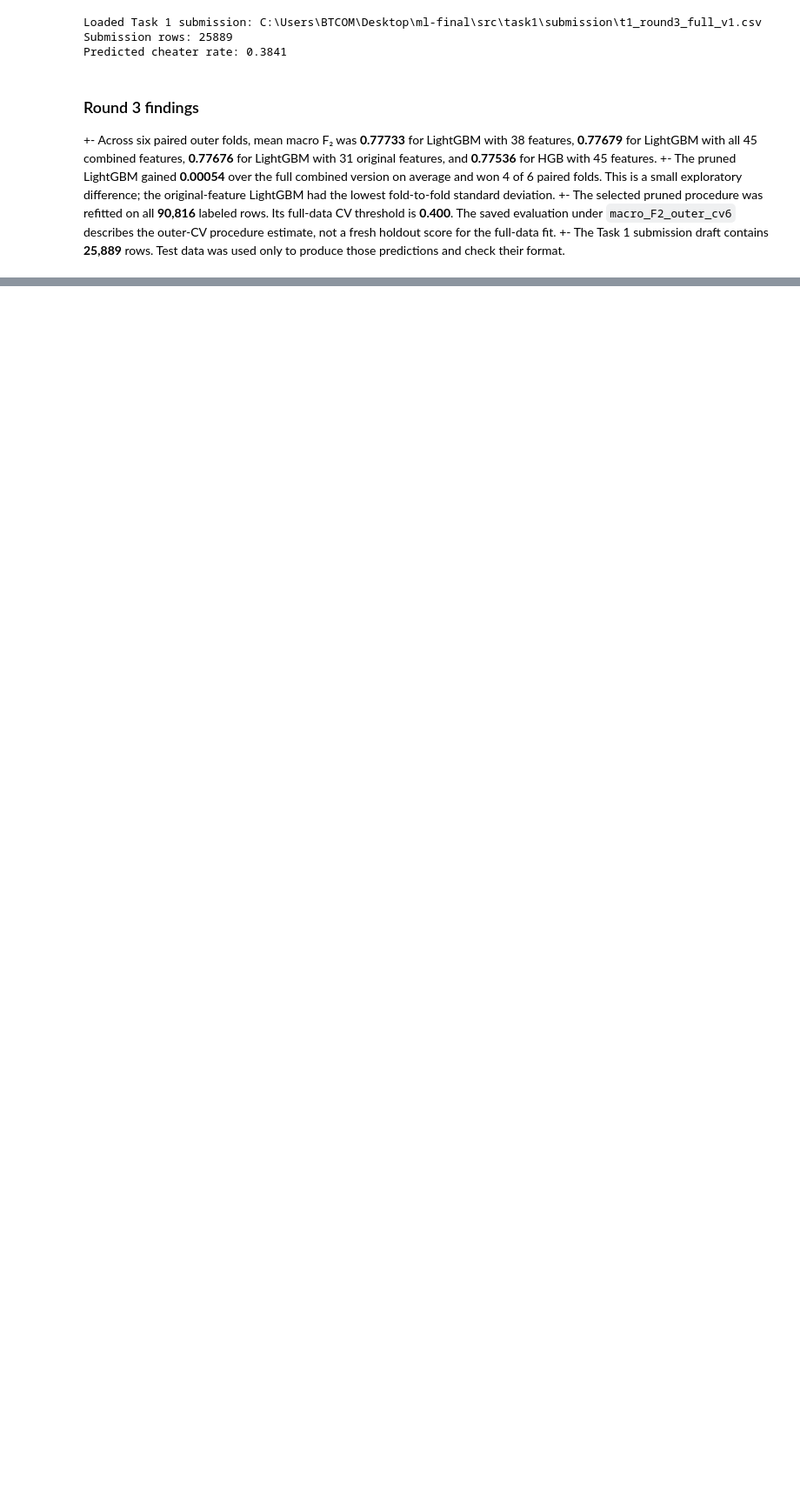
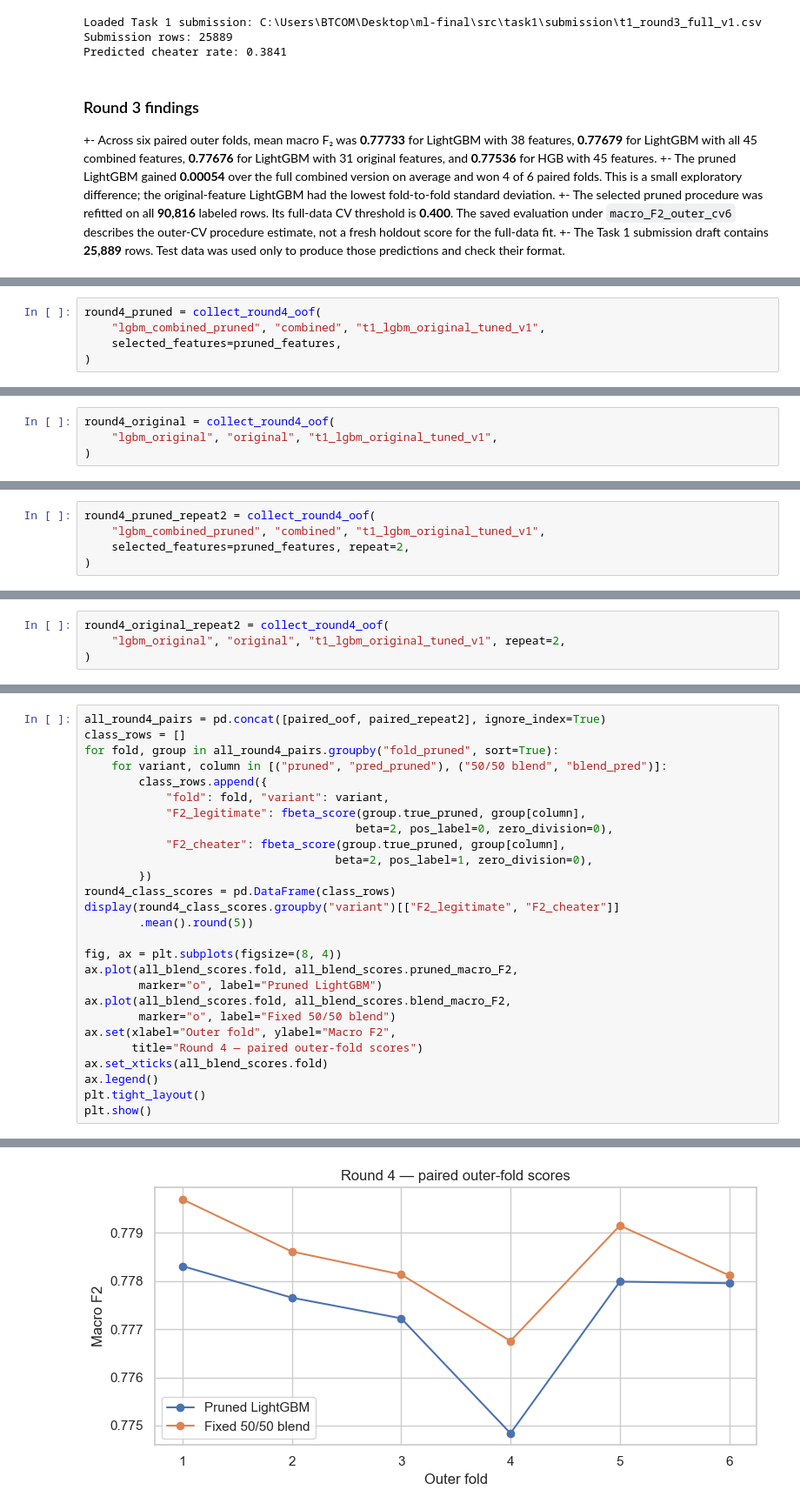
Before and after one commit to jakkarin-promsee/cpe342-ml-kaggle, a Jupyter notebook: src/task1/models/build_model.ipynb, the cells around one changed output, grey strips where cells are left out. Shown at 87% size. Saved outputs shown, nothing was run; the diff lists cells and outputs as text; blank space fills up the shorter version.

```diff
--- a/src/task1/models/build_model.ipynb
+++ b/src/task1/models/build_model.ipynb
@@ -1236,0 +1311,5 @@ Predicted cheater rate: 0.3841
+# %%
+round4_pruned = collect_round4_oof(
+    "lgbm_combined_pruned", "combined", "t1_lgbm_original_tuned_v1",
+    selected_features=pruned_features,
+)
@@ -1236,0 +1318,4 @@ Predicted cheater rate: 0.3841
+# %%
+round4_original = collect_round4_oof(
+    "lgbm_original", "original", "t1_lgbm_original_tuned_v1",
+)
@@ -1236,0 +1485,5 @@ Predicted cheater rate: 0.3841
+# %%
+round4_pruned_repeat2 = collect_round4_oof(
+    "lgbm_combined_pruned", "combined", "t1_lgbm_original_tuned_v1",
+    selected_features=pruned_features, repeat=2,
+)
@@ -1236,0 +1492,4 @@ Predicted cheater rate: 0.3841
+# %%
+round4_original_repeat2 = collect_round4_oof(
+    "lgbm_original", "original", "t1_lgbm_original_tuned_v1", repeat=2,
+)
@@ -1236,0 +1530,28 @@ Predicted cheater rate: 0.3841
+# %%
+all_round4_pairs = pd.concat([paired_oof, paired_repeat2], ignore_index=True)
+class_rows = []
+for fold, group in all_round4_pairs.groupby("fold_pruned", sort=True):
+    for variant, column in [("pruned", "pred_pruned"), ("50/50 blend", "blend_pred")]:
+        class_rows.append({
+            "fold": fold, "variant": variant,
+            "F2_legitimate": fbeta_score(group.true_pruned, group[column],
+                                        beta=2, pos_label=0, zero_division=0),
+            "F2_cheater": fbeta_score(group.true_pruned, group[column],
+                                     beta=2, pos_label=1, zero_division=0),
+        })
+round4_class_scores = pd.DataFrame(class_rows)
+display(round4_class_scores.groupby("variant")[["F2_legitimate", "F2_cheater"]]
+        .mean().round(5))
+
+fig, ax = plt.subplots(figsize=(8, 4))
+ax.plot(all_blend_scores.fold, all_blend_scores.pruned_macro_F2,
+        marker="o", label="Pruned LightGBM")
+ax.plot(all_blend_scores.fold, all_blend_scores.blend_macro_F2,
+        marker="o", label="Fixed 50/50 blend")
+ax.set(xlabel="Outer fold", ylabel="Macro F2",
+       title="Round 4 — paired outer-fold scores")
+ax.set_xticks(all_blend_scores.fold)
+ax.legend()
+plt.tight_layout()
+plt.show()
+# %% [output]
@@ -1236,0 +1562 @@ Predicted cheater rate: 0.3841
+[figure, added]
```
Also changed, not shown: parts of 19 cells of this notebook, 10 other files.
